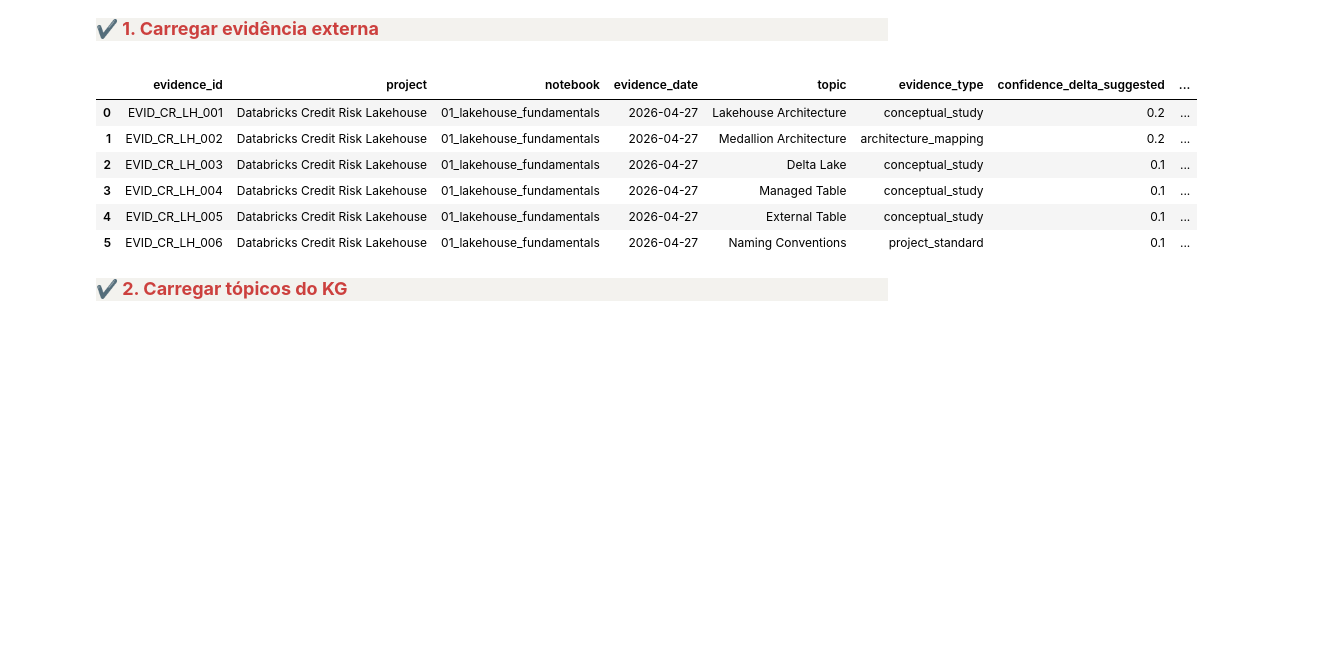
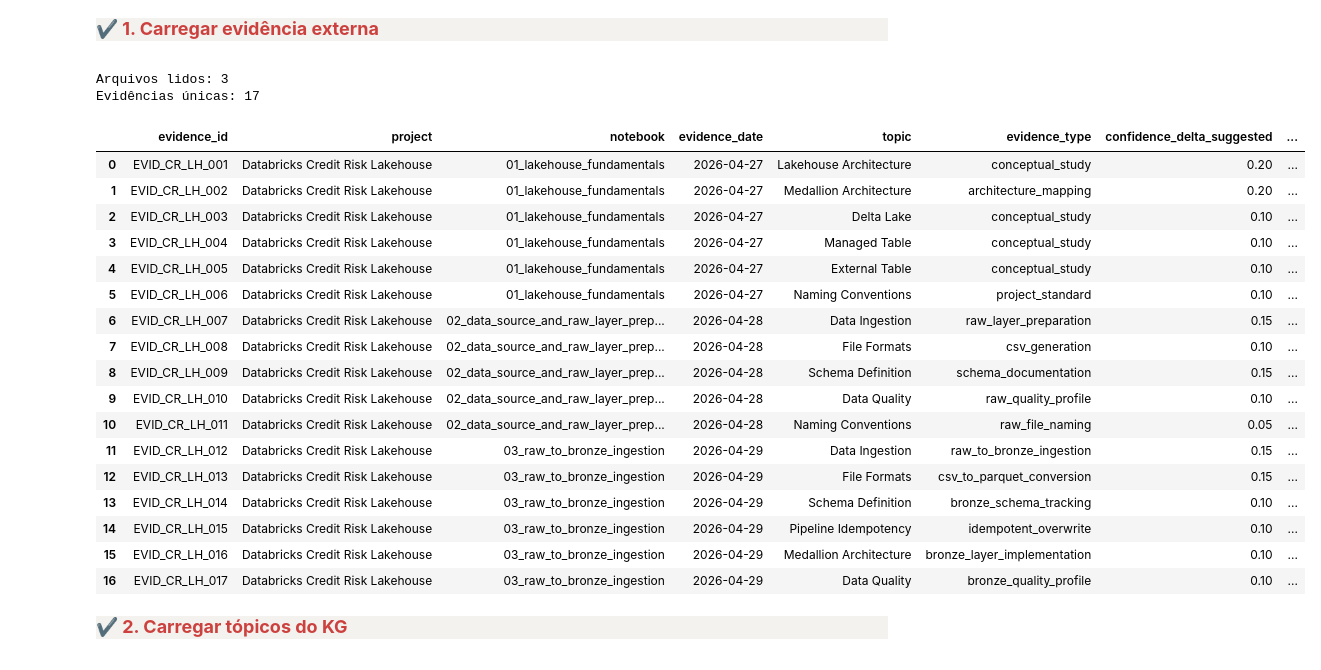
Before and after one commit to roberto-ssoares/Data-Science, a Jupyter notebook: databricks-learning-kg/notebooks/05_ingest_learning_evidence_from_projects.ipynb, the cells around one changed output. Drawn from its saved outputs; the diff is of its cells as text; code cells hidden in the pictures; blank space fills up the shorter version.

```diff
--- a/databricks-learning-kg/notebooks/05_ingest_learning_evidence_from_projects.ipynb
+++ b/databricks-learning-kg/notebooks/05_ingest_learning_evidence_from_projects.ipynb
@@ -121,19 +121,59 @@ WindowsPath('D:/_DS-Projects/Data-Science/databricks-learning-kg')
 
 <font size="2" color='#66666'></font></div>
 # %%
-evidence_path = EVIDENCE_RAW_DIR / "credit_risk_lakehouse_notebook_01_evidence.csv"
+#evidence_path = EVIDENCE_RAW_DIR / "credit_risk_lakehouse_notebook_03_evidence.csv"
 
-learning_evidence = pd.read_csv(evidence_path).fillna("")
+#learning_evidence = pd.read_csv(evidence_path).fillna("")
 
-learning_evidence
+#learning_evidence
-# %% [output]
-|  | evidence_id | project | notebook | evidence_date | topic | evidence_type | confidence_delta_suggested | ... |
-| 0 | EVID_CR_LH_001 | Databricks Credit Risk Lakehouse | 01_lakehouse_fundamentals | 2026-04-27 | Lakehouse Architecture | conceptual_study | 0.2 | ... |
-| 1 | EVID_CR_LH_002 | Databricks Credit Risk Lakehouse | 01_lakehouse_fundamentals | 2026-04-27 | Medallion Architecture | architecture_mapping | 0.2 | ... |
-| 2 | EVID_CR_LH_003 | Databricks Credit Risk Lakehouse | 01_lakehouse_fundamentals | 2026-04-27 | Delta Lake | conceptual_study | 0.1 | ... |
-| 3 | EVID_CR_LH_004 | Databricks Credit Risk Lakehouse | 01_lakehouse_fundamentals | 2026-04-27 | Managed Table | conceptual_study | 0.1 | ... |
-| 4 | EVID_CR_LH_005 | Databricks Credit Risk Lakehouse | 01_lakehouse_fundamentals | 2026-04-27 | External Table | conceptual_study | 0.1 | ... |
-| 5 | EVID_CR_LH_006 | Databricks Credit Risk Lakehouse | 01_lakehouse_fundamentals | 2026-04-27 | Naming Conventions | project_standard | 0.1 | ... |
+# %%
+evidence_files = sorted(EVIDENCE_RAW_DIR.glob("*_evidence.csv"))
+
+if not evidence_files:
+    raise FileNotFoundError(f"Nenhum arquivo de evidência encontrado em: {EVIDENCE_RAW_DIR}")
+
+evidence_frames = []
+
+for path in evidence_files:
+    df = pd.read_csv(path).fillna("")
+    df["source_evidence_file"] = path.name
+    evidence_frames.append(df)
+
+learning_evidence = pd.concat(evidence_frames, ignore_index=True)
+
+# Garante idempotência lógica: se o mesmo evidence_id aparecer mais de uma vez,
+# mantemos apenas uma ocorrência.
+learning_evidence = (
+    learning_evidence
+    .drop_duplicates(subset=["evidence_id"], keep="last")
+    .reset_index(drop=True)
+)
+
+print(f"Arquivos lidos: {len(evidence_files)}")
+print(f"Evidências únicas: {len(learning_evidence)}")
+
+learning_evidence
+# %% [output]
+Arquivos lidos: 3
+Evidências únicas: 17
+|  | evidence_id | project | notebook | evidence_date | topic | evidence_type | confidence_delta_suggested | ... |
+| 0 | EVID_CR_LH_001 | Databricks Credit Risk Lakehouse | 01_lakehouse_fundamentals | 2026-04-27 | Lakehouse Architecture | conceptual_study | 0.20 | ... |
+| 1 | EVID_CR_LH_002 | Databricks Credit Risk Lakehouse | 01_lakehouse_fundamentals | 2026-04-27 | Medallion Architecture | architecture_mapping | 0.20 | ... |
+| 2 | EVID_CR_LH_003 | Databricks Credit Risk Lakehouse | 01_lakehouse_fundamentals | 2026-04-27 | Delta Lake | conceptual_study | 0.10 | ... |
+| 3 | EVID_CR_LH_004 | Databricks Credit Risk Lakehouse | 01_lakehouse_fundamentals | 2026-04-27 | Managed Table | conceptual_study | 0.10 | ... |
+| 4 | EVID_CR_LH_005 | Databricks Credit Risk Lakehouse | 01_lakehouse_fundamentals | 2026-04-27 | External Table | conceptual_study | 0.10 | ... |
+| 5 | EVID_CR_LH_006 | Databricks Credit Risk Lakehouse | 01_lakehouse_fundamentals | 2026-04-27 | Naming Conventions | project_standard | 0.10 | ... |
+| 6 | EVID_CR_LH_007 | Databricks Credit Risk Lakehouse | 02_data_source_and_raw_layer_prep... | 2026-04-28 | Data Ingestion | raw_layer_preparation | 0.15 | ... |
+| 7 | EVID_CR_LH_008 | Databricks Credit Risk Lakehouse | 02_data_source_and_raw_layer_prep... | 2026-04-28 | File Formats | csv_generation | 0.10 | ... |
+| 8 | EVID_CR_LH_009 | Databricks Credit Risk Lakehouse | 02_data_source_and_raw_layer_prep... | 2026-04-28 | Schema Definition | schema_documentation | 0.15 | ... |
+| 9 | EVID_CR_LH_010 | Databricks Credit Risk Lakehouse | 02_data_source_and_raw_layer_prep... | 2026-04-28 | Data Quality | raw_quality_profile | 0.10 | ... |
+| 10 | EVID_CR_LH_011 | Databricks Credit Risk Lakehouse | 02_data_source_and_raw_layer_prep... | 2026-04-28 | Naming Conventions | raw_file_naming | 0.05 | ... |
+| 11 | EVID_CR_LH_012 | Databricks Credit Risk Lakehouse | 03_raw_to_bronze_ingestion | 2026-04-29 | Data Ingestion | raw_to_bronze_ingestion | 0.15 | ... |
+| 12 | EVID_CR_LH_013 | Databricks Credit Risk Lakehouse | 03_raw_to_bronze_ingestion | 2026-04-29 | File Formats | csv_to_parquet_conversion | 0.15 | ... |
+| 13 | EVID_CR_LH_014 | Databricks Credit Risk Lakehouse | 03_raw_to_bronze_ingestion | 2026-04-29 | Schema Definition | bronze_schema_tracking | 0.10 | ... |
+| 14 | EVID_CR_LH_015 | Databricks Credit Risk Lakehouse | 03_raw_to_bronze_ingestion | 2026-04-29 | Pipeline Idempotency | idempotent_overwrite | 0.10 | ... |
+| 15 | EVID_CR_LH_016 | Databricks Credit Risk Lakehouse | 03_raw_to_bronze_ingestion | 2026-04-29 | Medallion Architecture | bronze_layer_implementation | 0.10 | ... |
+| 16 | EVID_CR_LH_017 | Databricks Credit Risk Lakehouse | 03_raw_to_bronze_ingestion | 2026-04-29 | Data Quality | bronze_quality_profile | 0.10 | ... |
 # %% [markdown]
 <div style="background-color:#f3f2ee">
 
```
Also changed, not shown: parts of 11 cells of this notebook, 16 other files.
